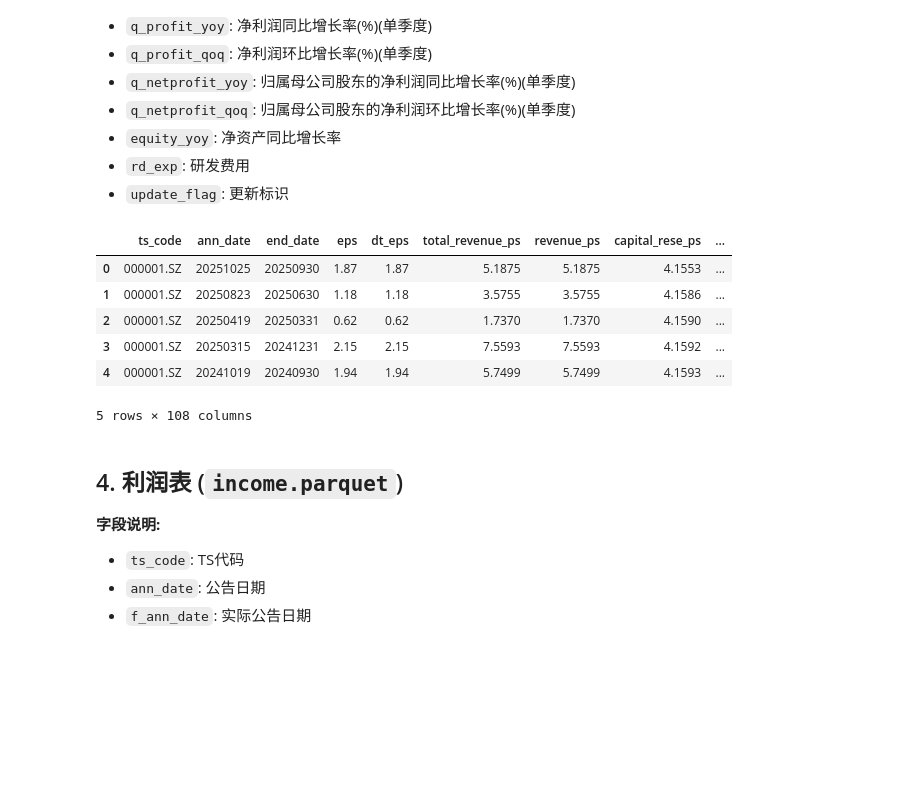
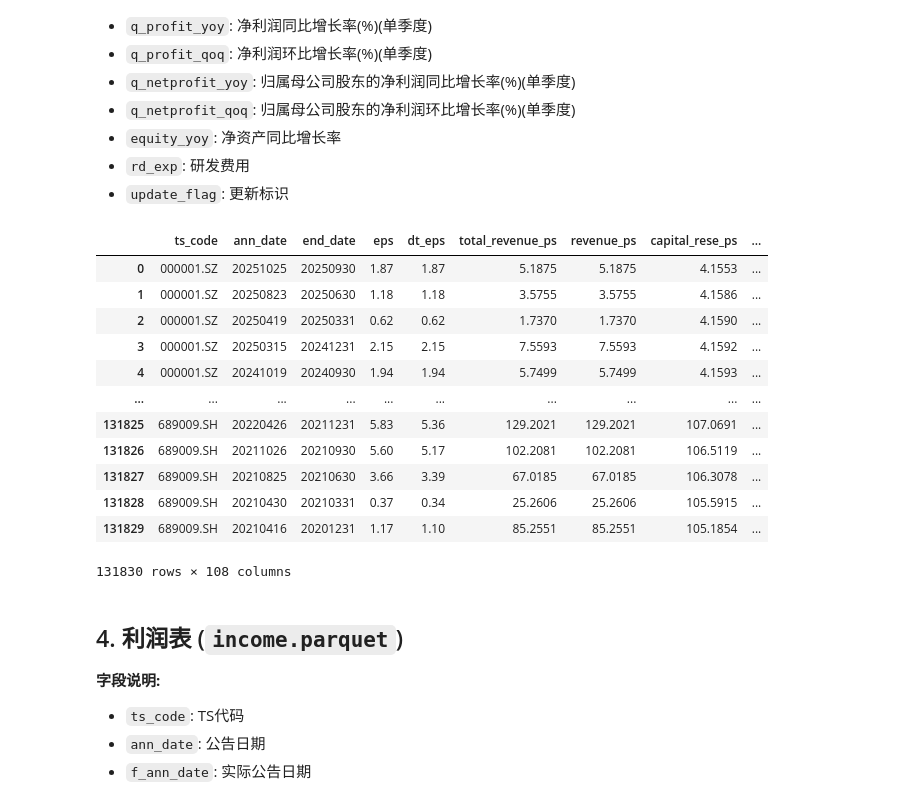
Before and after one commit to ChenNachuan/AMQI, a Jupyter notebook: data/raw_data/data_inspection.ipynb, the cells around one changed output. Cells and saved outputs as stored; diff of their text form; code cells hidden in the pictures; blank space fills up the shorter version.

```diff
--- a/data/raw_data/data_inspection.ipynb
+++ b/data/raw_data/data_inspection.ipynb
@@ -221,19 +229,22 @@ except Exception as e:
 - `rd_exp`: 研发费用
 - `update_flag`: 更新标识
 # %%
-try:
-    df_fina = pd.read_parquet(data_dir / "fina_indicator.parquet")
-    display(df_fina.head())
-except Exception as e:
-    print(f"加载 fina_indicator.parquet 失败: {e}")
+df_fina = pd.read_parquet(data_dir / "fina_indicator.parquet")
+display(df_fina)
 # %% [output]
 |  | ts_code | ann_date | end_date | eps | dt_eps | total_revenue_ps | revenue_ps | capital_rese_ps | ... |
 | 0 | 000001.SZ | 20251025 | 20250930 | 1.87 | 1.87 | 5.1875 | 5.1875 | 4.1553 | ... |
 | 1 | 000001.SZ | 20250823 | 20250630 | 1.18 | 1.18 | 3.5755 | 3.5755 | 4.1586 | ... |
 | 2 | 000001.SZ | 20250419 | 20250331 | 0.62 | 0.62 | 1.7370 | 1.7370 | 4.1590 | ... |
 | 3 | 000001.SZ | 20250315 | 20241231 | 2.15 | 2.15 | 7.5593 | 7.5593 | 4.1592 | ... |
 | 4 | 000001.SZ | 20241019 | 20240930 | 1.94 | 1.94 | 5.7499 | 5.7499 | 4.1593 | ... |
+| ... | ... | ... | ... | ... | ... | ... | ... | ... | ... |
+| 131825 | 689009.SH | 20220426 | 20211231 | 5.83 | 5.36 | 129.2021 | 129.2021 | 107.0691 | ... |
+| 131826 | 689009.SH | 20211026 | 20210930 | 5.60 | 5.17 | 102.2081 | 102.2081 | 106.5119 | ... |
+| 131827 | 689009.SH | 20210825 | 20210630 | 3.66 | 3.39 | 67.0185 | 67.0185 | 106.3078 | ... |
+| 131828 | 689009.SH | 20210430 | 20210331 | 0.37 | 0.34 | 25.2606 | 25.2606 | 105.5915 | ... |
+| 131829 | 689009.SH | 20210416 | 20201231 | 1.17 | 1.10 | 85.2551 | 85.2551 | 105.1854 | ... |
-5 rows × 108 columns
+131830 rows × 108 columns
 # %% [markdown]
 ## 4. 利润表 (`income.parquet`)
 
```
Also changed, not shown: parts of 2 cells of this notebook, 24 other files.
